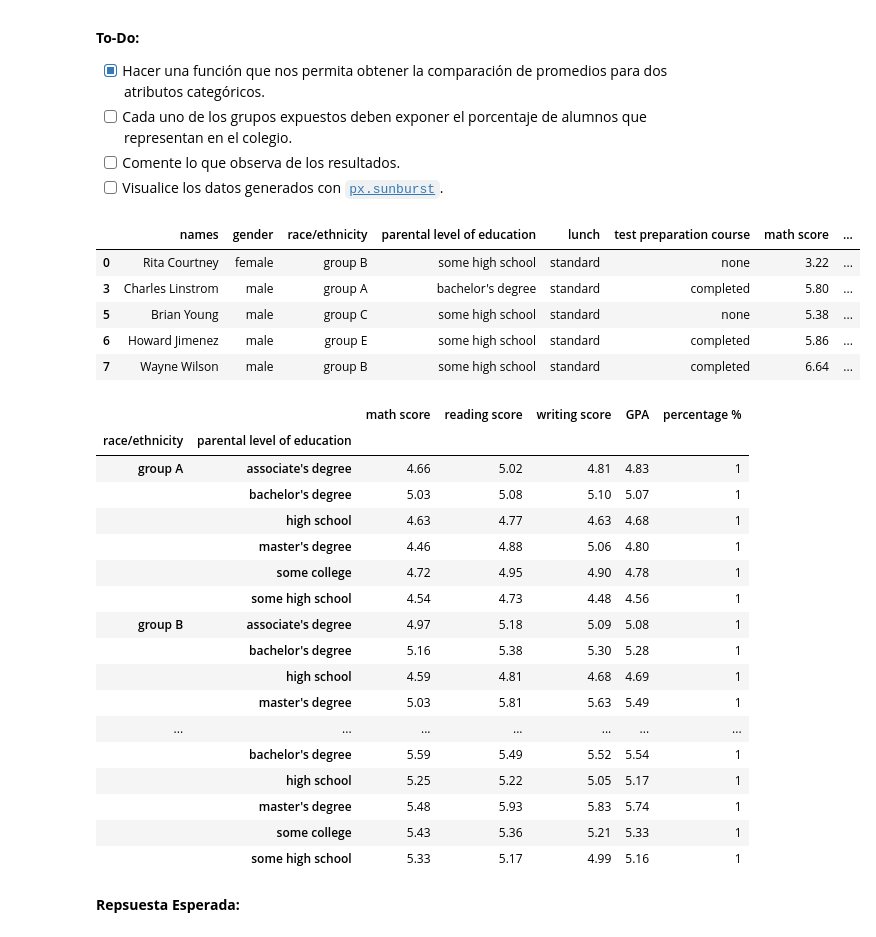
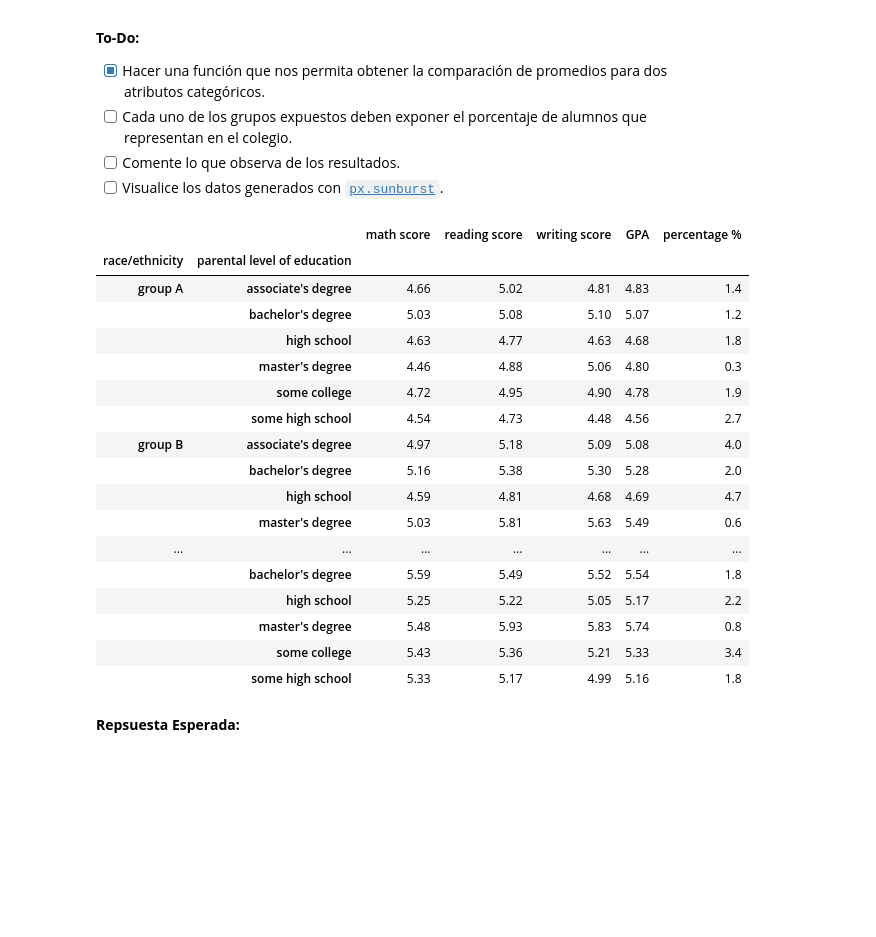
Before and after one commit to nicacevedo/Laboratorio-Ciencia-de-Datos, a Jupyter notebook: Lab2/Laboratoriov2.ipynb, the cells around one changed output. Cells and saved outputs as stored; diff of their text form; code cells hidden in the pictures; blank space fills up the shorter version.

```diff
--- a/Lab2/Laboratoriov2.ipynb
+++ b/Lab2/Laboratoriov2.ipynb
@@ -489,45 +489,55 @@ Motivado por saber más sobre los datos, el Rector les solicita que genere una f
 - [ ] Visualice los datos generados con [`px.sunburst`](https://plotly.com/python/sunburst-charts/ ).
 # %%
 #### Codigo Aquí ####
+
+
+
+
 def comparacion_de_promedios(df_grades, atr1, atr2):
+    # Copias y percentage vacío
     df = df_grades.copy()
-    df['percentage %'] = 1
-    display(df.head())
-    df = df[[atr1, atr2, 'math score', 'reading score', 'writing score', 'GPA', 'percentage %']]
-    # df['percentage %'] = df.groupby([atr1, atr2]).transform('sum')
+    df['percentage %'] = 0
 
-    # N_total = df.size
-    grouped = df.groupby([atr1, atr2])
-    grouped.agg({'percentage %': 'sum'})
+    # DataFrames a agrupar
+    df1 = df[[atr1, atr2, 'math score', 'reading score', 'writing score', 'GPA']]
+    df2 = df[[atr1, atr2, 'percentage %']]
+    N_total = df.shape[0]
 
-    return grouped.mean().round(2)
+    # Agrupamos por los atributos
+    grouped1 = df1.groupby([atr1, atr2])
+    grouped2 = df2.groupby([atr1, atr2])
 
-comparacion_de_promedios(df_grades, 'race/ethnicity', 'parental level of education')
+    # Aplicamos las funciones deseadas en c/u
+    res1 = grouped1.mean().round(2)
+    res2 = grouped2.count()/N_total*100
+    res2 = res2.round(1)
+
+    # Agregamos % a las medias
+    res1['percentage %'] = res2['percentage %']
+
+    return res1
+
+df_grouped = comparacion_de_promedios(df_grades, 'race/ethnicity', 'parental level of education')
+df_grouped
 # %% [output]
-|  | names | gender | race/ethnicity | parental level of education | lunch | test preparation course | math score | ... |
-| 0 | Rita Courtney | female | group B | some high school | standard | none | 3.22 | ... |
-| 3 | Charles Linstrom | male | group A | bachelor's degree | standard | completed | 5.80 | ... |
-| 5 | Brian Young | male | group C | some high school | standard | none | 5.38 | ... |
-| 6 | Howard Jimenez | male | group E | some high school | standard | completed | 5.86 | ... |
-| 7 | Wayne Wilson | male | group B | some high school | standard | completed | 6.64 | ... |
+|  |  | math score | reading score | writing score | GPA | percentage % |
+| race/ethnicity | parental level of education |  |  |  |  |  |
+| group A | associate's degree | 4.66 | 5.02 | 4.81 | 4.83 | 1.4 |
+|  | bachelor's degree | 5.03 | 5.08 | 5.10 | 5.07 | 1.2 |
+|  | high school | 4.63 | 4.77 | 4.63 | 4.68 | 1.8 |
+|  | master's degree | 4.46 | 4.88 | 5.06 | 4.80 | 0.3 |
+|  | some college | 4.72 | 4.95 | 4.90 | 4.78 | 1.9 |
+|  | some high school | 4.54 | 4.73 | 4.48 | 4.56 | 2.7 |
+| group B | associate's degree | 4.97 | 5.18 | 5.09 | 5.08 | 4.0 |
+|  | bachelor's degree | 5.16 | 5.38 | 5.30 | 5.28 | 2.0 |
+|  | high school | 4.59 | 4.81 | 4.68 | 4.69 | 4.7 |
+|  | master's degree | 5.03 | 5.81 | 5.63 | 5.49 | 0.6 |
+| ... | ... | ... | ... | ... | ... | ... |
+|  | bachelor's degree | 5.59 | 5.49 | 5.52 | 5.54 | 1.8 |
+|  | high school | 5.25 | 5.22 | 5.05 | 5.17 | 2.2 |
+|  | master's degree | 5.48 | 5.93 | 5.83 | 5.74 | 0.8 |
+|  | some college | 5.43 | 5.36 | 5.21 | 5.33 | 3.4 |
+|  | some high school | 5.33 | 5.17 | 4.99 | 5.16 | 1.8 |
-|  |  | math score | reading score | writing score | GPA | percentage % |
-| race/ethnicity | parental level of education |  |  |  |  |  |
-| group A | associate's degree | 4.66 | 5.02 | 4.81 | 4.83 | 1 |
-|  | bachelor's degree | 5.03 | 5.08 | 5.10 | 5.07 | 1 |
-|  | high school | 4.63 | 4.77 | 4.63 | 4.68 | 1 |
-|  | master's degree | 4.46 | 4.88 | 5.06 | 4.80 | 1 |
-|  | some college | 4.72 | 4.95 | 4.90 | 4.78 | 1 |
-|  | some high school | 4.54 | 4.73 | 4.48 | 4.56 | 1 |
-| group B | associate's degree | 4.97 | 5.18 | 5.09 | 5.08 | 1 |
-|  | bachelor's degree | 5.16 | 5.38 | 5.30 | 5.28 | 1 |
-|  | high school | 4.59 | 4.81 | 4.68 | 4.69 | 1 |
-|  | master's degree | 5.03 | 5.81 | 5.63 | 5.49 | 1 |
-| ... | ... | ... | ... | ... | ... | ... |
-|  | bachelor's degree | 5.59 | 5.49 | 5.52 | 5.54 | 1 |
-|  | high school | 5.25 | 5.22 | 5.05 | 5.17 | 1 |
-|  | master's degree | 5.48 | 5.93 | 5.83 | 5.74 | 1 |
-|  | some college | 5.43 | 5.36 | 5.21 | 5.33 | 1 |
-|  | some high school | 5.33 | 5.17 | 4.99 | 5.16 | 1 |
 # %% [markdown]
 **Repsuesta Esperada:**
 # %% [markdown]
```
Also changed, not shown: parts of 13 cells of this notebook, 3 other files.
